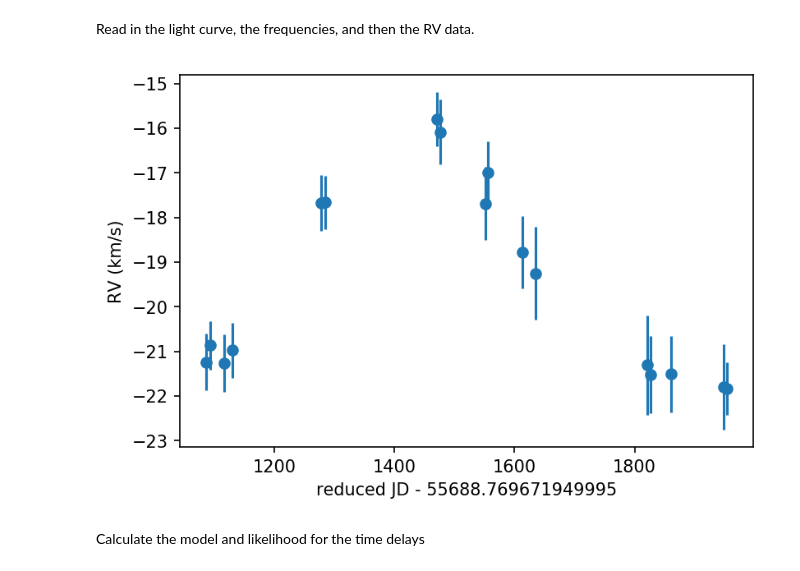
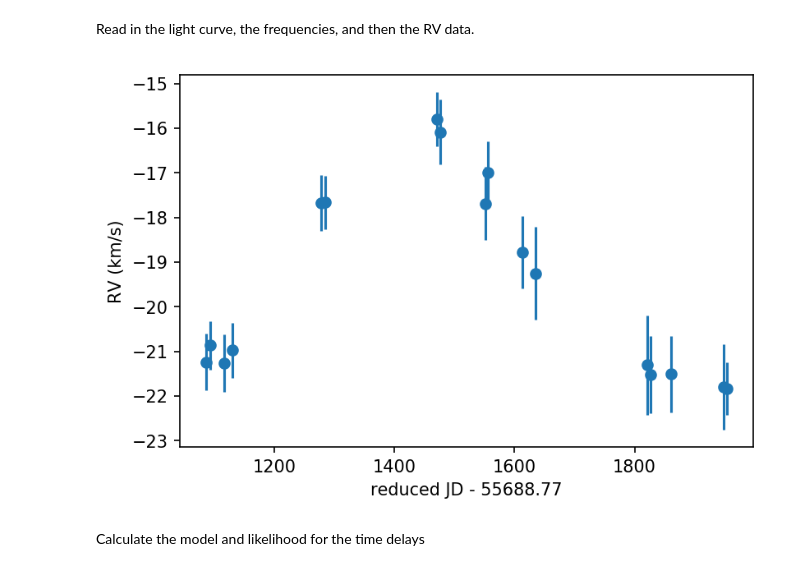
Before and after one commit to SimonJMurphy/maelstrom, a Jupyter notebook: RadialVelocity.ipynb, the cells around one changed output. Drawn from its saved outputs; the diff is of its cells as text; code cells hidden in the pictures.

```diff
--- a/RadialVelocity.ipynb
+++ b/RadialVelocity.ipynb
@@ -37,11 +37,11 @@ rv_JD -= time_mid
 # %%
 # plot just the RVs for now
 plt.errorbar(rv_JD,rv_RV,rv_err,fmt="o")
-plt.xlabel(f"reduced JD - {time_mid}")
+plt.xlabel(f"reduced JD - {np.round(time_mid,2)}")
 plt.ylabel("RV (km/s)")
 plt.show()
 # %% [output]
-[figure, old version]
+[figure, new version]
 # %%
 # read in the table of orbits
 orbits = pd.read_csv(f"data/orbits.csv").rename(columns = lambda x: x.strip())
```
Also changed, not shown: parts of 10 cells of this notebook.
